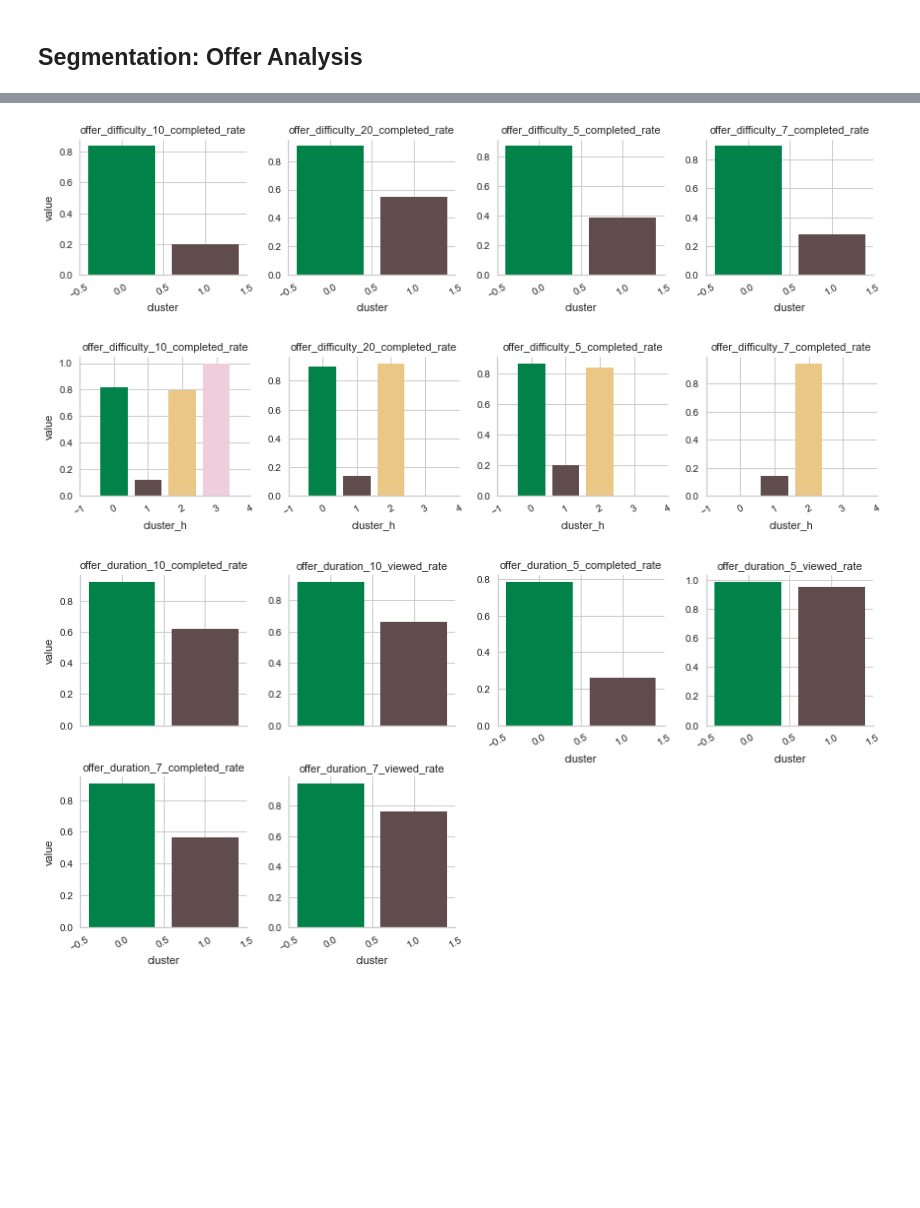
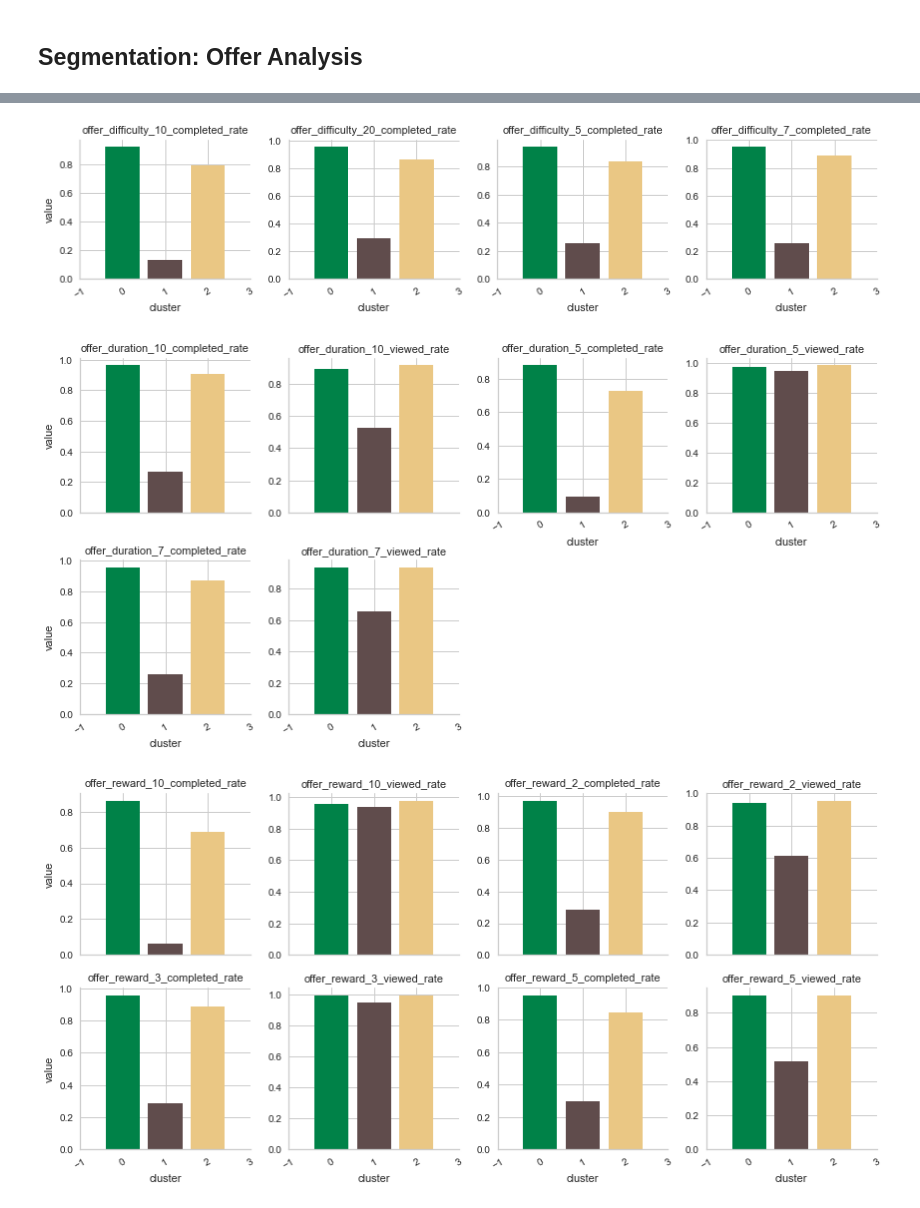
Before and after one commit to Arjunar92/Starbucks_Customer_Segmentation_Project, a Jupyter notebook: Starbucks_Customer_Segmentation.ipynb, the cells around one changed output, grey strips where cells are left out. Drawn from its saved outputs; the diff is of its cells as text; code cells hidden in the pictures; blank space fills up the shorter version.

```diff
--- a/Starbucks_Customer_Segmentation.ipynb
+++ b/Starbucks_Customer_Segmentation.ipynb
@@ -853,5 +853,37 @@ col_del = ['offer_1_received_count',
  'offer_10_viewed_rate',
  'offer_10_completed_rate',
 'informational_completed_rate',
-'informational_completed_rate'
-]
+ 'offer_difficulty_5_received_count',
+ 'offer_difficulty_5_viewed_count',
+ 'offer_difficulty_5_completed_count',
+ 'offer_difficulty_20_received_count',
+ 'offer_difficulty_20_viewed_count',
+ 'offer_difficulty_20_completed_count',
+ 'offer_difficulty_10_received_count',
+ 'offer_difficulty_10_viewed_count',
+ 'offer_difficulty_10_completed_count',
+ 'offer_difficulty_7_received_count',
+ 'offer_difficulty_7_viewed_count',
+ 'offer_difficulty_7_completed_count',
+ 'offer_duration_7_received_count',
+ 'offer_duration_7_viewed_count',
+ 'offer_duration_7_completed_count',
+ 'offer_duration_10_received_count',
+ 'offer_duration_10_viewed_count',
+ 'offer_duration_10_completed_count',
+ 'offer_duration_5_received_count',
+ 'offer_duration_5_viewed_count',
+ 'offer_duration_5_completed_count',
+ 'offer_reward_5_received_count',
+ 'offer_reward_5_viewed_count',
+ 'offer_reward_5_completed_count',
+ 'offer_reward_2_received_count',
+ 'offer_reward_2_viewed_count',
+ 'offer_reward_2_completed_count',
+ 'offer_reward_10_received_count',
+ 'offer_reward_10_viewed_count',
+ 'offer_reward_10_completed_count',
+ 'offer_reward_3_received_count',
+ 'offer_reward_3_viewed_count',
+ 'offer_reward_3_completed_count',
+ 'offer_reward_3_viewed_rate']
@@ -879,7 +986,7 @@ from sklearn.preprocessing import StandardScaler
 std_customer = StandardScaler().fit_transform(customer_segmentation) # normalizing the data
 # %%
 from sklearn.decomposition import PCA
-pca = PCA(n_components=50)
+pca = PCA(n_components=25)
 principalComponents = pca.fit_transform(std_customer)
 # %%
 # Plotting the variances for each PC
@@ -975,5 +1082,5 @@ kelbow_visualizer(KMeans(), customer_pca, k=(2,10), metric='silhouette');
 # %%
-model = KMeans(n_clusters=2, random_state=45).fit(customer_pca)
+model = KMeans(n_clusters=3, random_state=45).fit(customer_pca)
 kmeans_clusters = model.predict(customer_pca)
 # %%
 kmeans_clusters
@@ -1123,25 +1233,25 @@ df = plot_data(offer_informational,segment_analysis,  groupby = 'cluster_h',pale
 # %%
 #Offer Difficulty
 offer_difficulty =  segment_analysis[['customer_id','offer_difficulty_5_completed_rate',
  'offer_difficulty_20_completed_rate','offer_difficulty_10_completed_rate', 'offer_difficulty_7_completed_rate']]
 df = plot_data(offer_difficulty ,segment_analysis,   groupby = 'cluster',palette =4,col_wrap=5,height=3,label_rotation =30)
 
-df = plot_data(offer_difficulty ,segment_analysis,   groupby = 'cluster_h',palette =4,col_wrap=5,height=3,label_rotation =30)
+#df = plot_data(offer_difficulty ,segment_analysis,   groupby = 'cluster_h',palette =4,col_wrap=5,height=3,label_rotation =30)
 
 #Offer Duration
 offer_duration =  segment_analysis[['customer_id', 'offer_duration_7_viewed_rate', 'offer_duration_7_completed_rate',
  'offer_duration_10_viewed_rate', 'offer_duration_10_completed_rate','offer_duration_5_viewed_rate',
  'offer_duration_5_completed_rate']]
 df = plot_data(offer_duration ,segment_analysis,  groupby = 'cluster',palette =4,col_wrap=4,height=3,label_rotation =30)
 
 
 
 #Offer Reward
 offer_reward =  segment_analysis[['customer_id','offer_reward_2_viewed_rate','offer_reward_2_completed_rate',
  'offer_reward_3_viewed_rate','offer_reward_3_completed_rate','offer_reward_5_viewed_rate',
  'offer_reward_5_completed_rate','offer_reward_10_viewed_rate','offer_reward_10_completed_rate']]
 df = plot_data(offer_reward ,segment_analysis,   groupby = 'cluster',palette =4,col_wrap=4,height=3,label_rotation =30)
 # %% [output]
-[figure, old version]
+[figure, new version]
-[figure, old version]
+[figure, new version]
-[figure, old version]
+[figure, new version]
```
Also changed, not shown: parts of 30 cells of this notebook.
